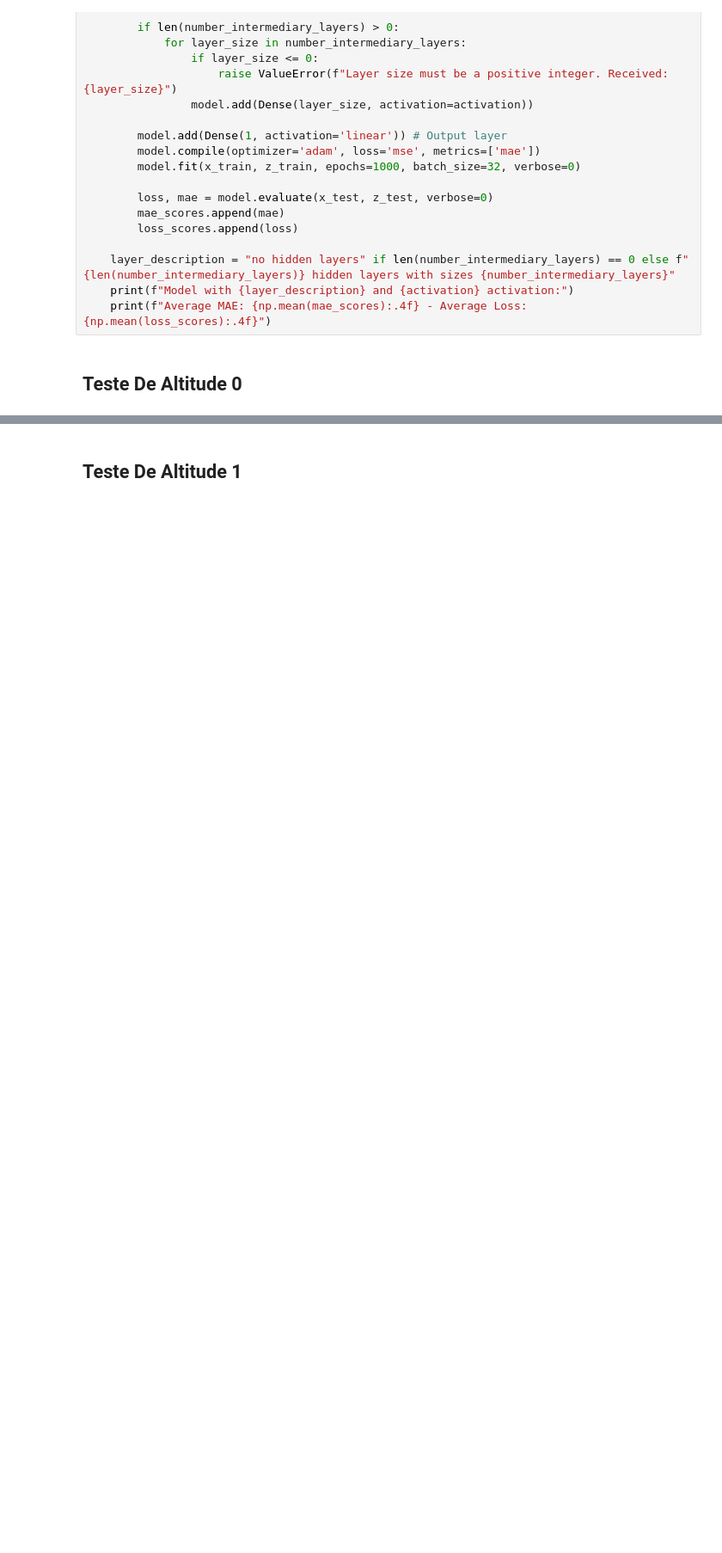
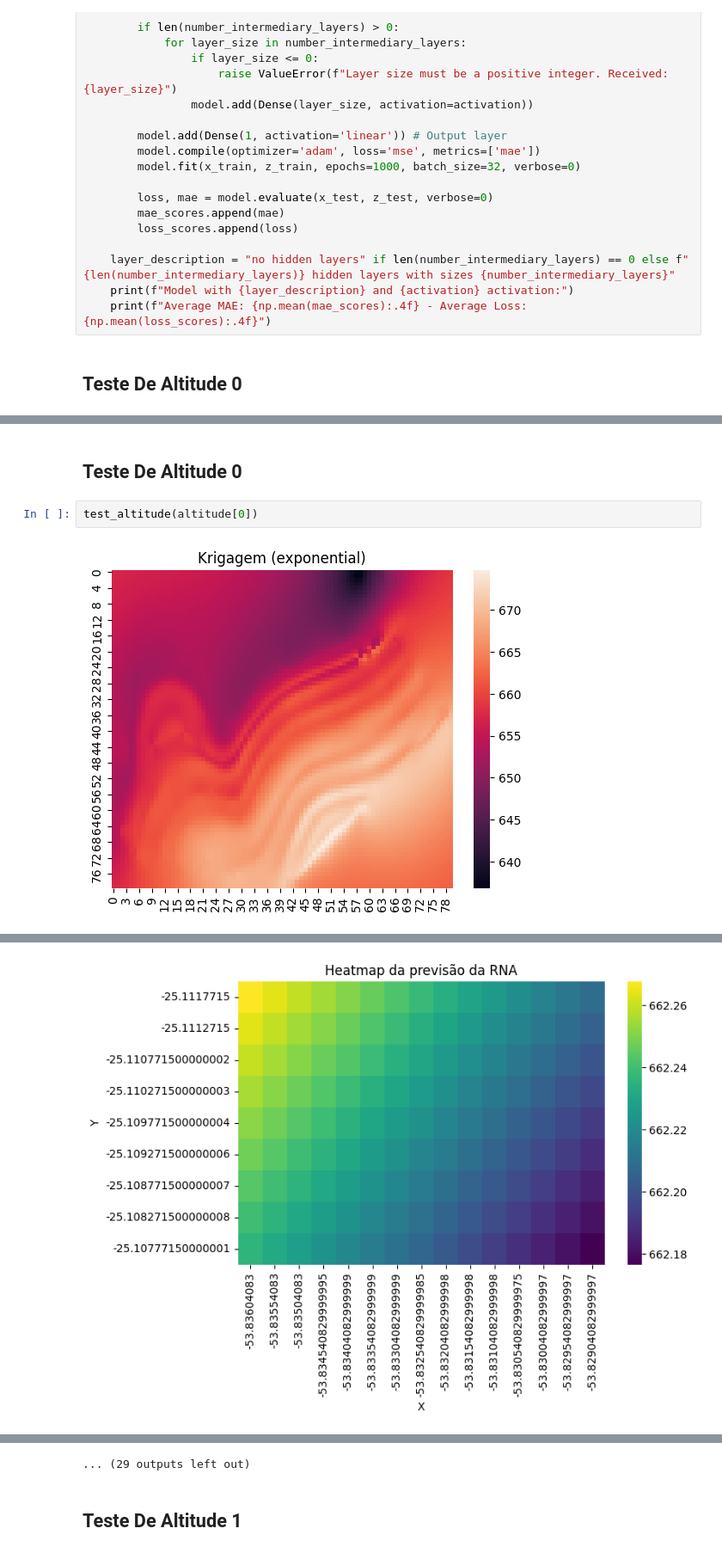
Before and after one commit to ErikMaia/IC-RNA-agricultura, a Jupyter notebook: src/main.ipynb, the cells around one changed output, grey strips where cells are left out. Shown at 86% size. Saved outputs shown, nothing was run; the diff lists cells and outputs as text; blank space fills up the shorter version.

```diff
--- a/src/main.ipynb
+++ b/src/main.ipynb
@@ -290,0 +293,6 @@ def test_altitude(data):
+# %% [markdown]
+## Teste De Altitude 0
+# %%
+test_altitude(altitude[0])
+# %% [output]
+[figure, added]
@@ -290,0 +318 @@ def test_altitude(data):
+[figure, added]
@@ -291,3 +413,4 @@ def test_altitude(data):
+... (29 outputs left out)
 # %% [markdown]
 ## Teste De Altitude 1
 # %%
```
Also changed, not shown: parts of 7 cells of this notebook.
